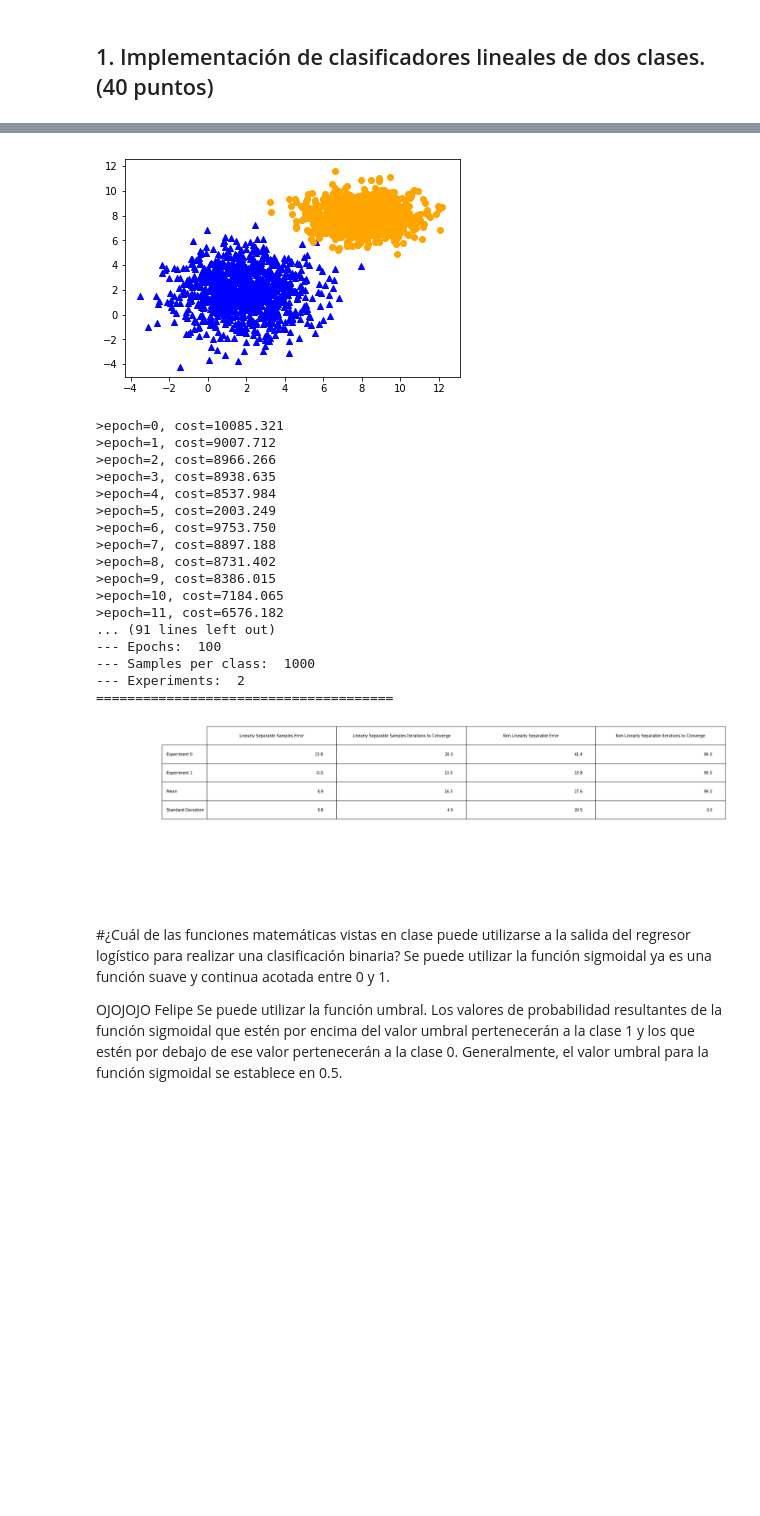
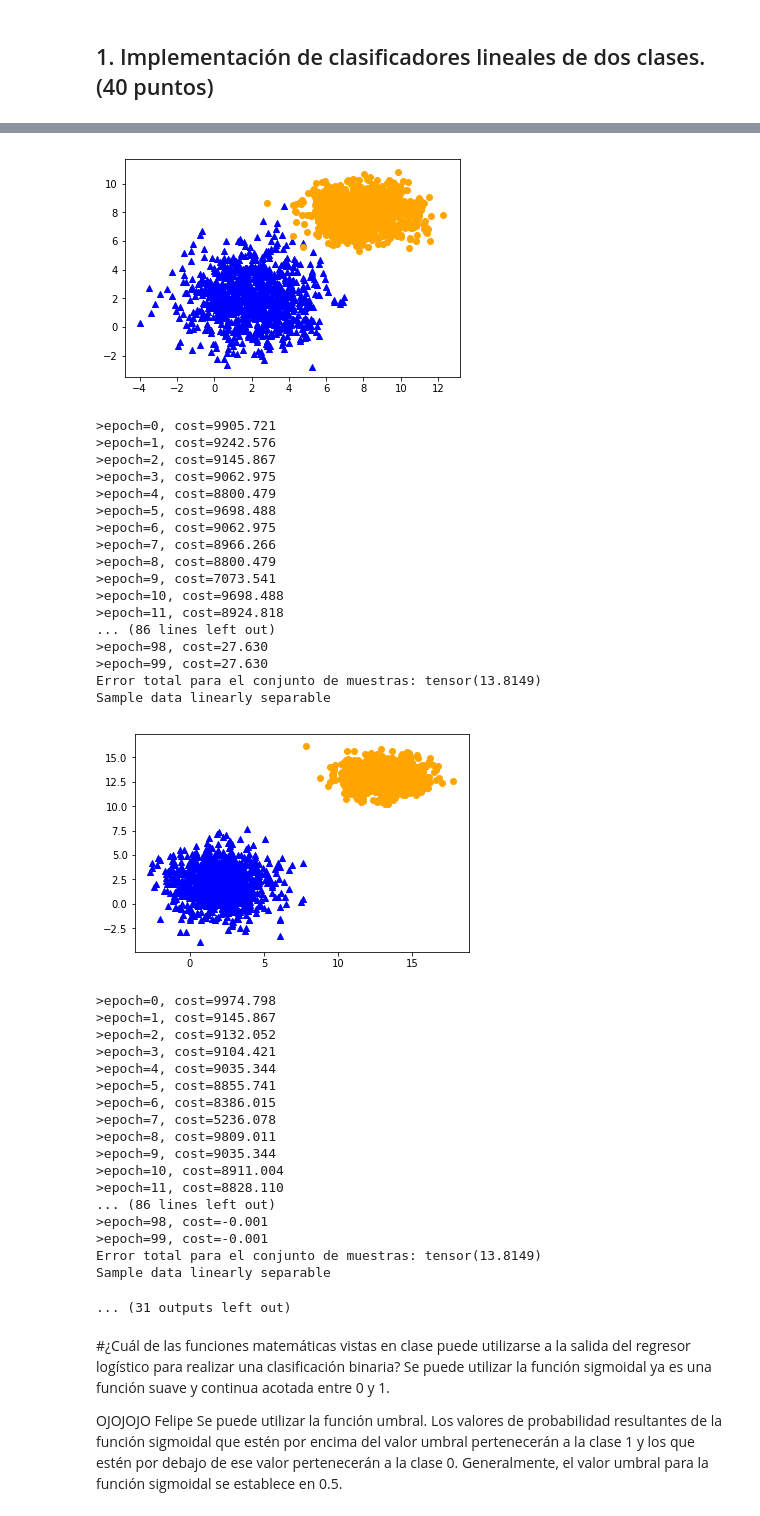
Before and after one commit to fmejias/CienciasDeLosDatosTEC, a Jupyter notebook: AprendizajeAutomatico/TP2/TP2.ipynb, the cells around one changed output, grey strips where cells are left out. Drawn from its saved outputs; the diff is of its cells as text; code cells hidden in the pictures; blank space fills up the shorter version.

```diff
--- a/AprendizajeAutomatico/TP2/TP2.ipynb
+++ b/AprendizajeAutomatico/TP2/TP2.ipynb
@@ -246,7 +246,7 @@ def logistic_regression(samples, targets, epochs = 50, test_size = 0.3):
 def test_logistic_regression():
     totalEpochs = 100
     samplesPerClass = 1000
-    experiments = 2
+    experiments = 10
 
     #vector with all experiments' errors
     vExperimentError= torch.zeros(experiments,4)
@@ -367,27 +367,45 @@ Sample data linearly separable
 ... (86 lines left out)
 >epoch=98, cost=-0.001
 >epoch=99, cost=-0.001
 Error total para el conjunto de muestras: tensor(-0.0006)
 Sample data linearly separable
-[figure, old version]
+[figure, new version]
->epoch=0, cost=10085.321
->epoch=1, cost=9007.712
->epoch=2, cost=8966.266
->epoch=3, cost=8938.635
->epoch=4, cost=8537.984
->epoch=5, cost=2003.249
->epoch=6, cost=9753.750
->epoch=7, cost=8897.188
->epoch=8, cost=8731.402
->epoch=9, cost=8386.015
->epoch=10, cost=7184.065
->epoch=11, cost=6576.182
-... (91 lines left out)
---- Epochs:  100
---- Samples per class:  1000
---- Experiments:  2
-======================================
+>epoch=0, cost=9905.721
+>epoch=1, cost=9242.576
+>epoch=2, cost=9145.867
+>epoch=3, cost=9062.975
+>epoch=4, cost=8800.479
+>epoch=5, cost=9698.488
+>epoch=6, cost=9062.975
+>epoch=7, cost=8966.266
+>epoch=8, cost=8800.479
+>epoch=9, cost=7073.541
+>epoch=10, cost=9698.488
+>epoch=11, cost=8924.818
+... (86 lines left out)
+>epoch=98, cost=27.630
+>epoch=99, cost=27.630
+Error total para el conjunto de muestras: tensor(13.8149)
+Sample data linearly separable
-[figure, old version]
+[figure, new version]
+>epoch=0, cost=9974.798
+>epoch=1, cost=9145.867
+>epoch=2, cost=9132.052
+>epoch=3, cost=9104.421
+>epoch=4, cost=9035.344
+>epoch=5, cost=8855.741
+>epoch=6, cost=8386.015
+>epoch=7, cost=5236.078
+>epoch=8, cost=9809.011
+>epoch=9, cost=9035.344
+>epoch=10, cost=8911.004
+>epoch=11, cost=8828.110
+... (86 lines left out)
+>epoch=98, cost=-0.001
+>epoch=99, cost=-0.001
+Error total para el conjunto de muestras: tensor(13.8149)
+Sample data linearly separable
+... (31 outputs left out)
 # %% [markdown]
 #¿Cuál de las funciones matemáticas vistas en clase puede utilizarse a la salida del regresor logístico para realizar una clasificación binaria?
 Se puede utilizar la función sigmoidal ya es una función suave y continua acotada entre 0 y 1.
```
Also changed, not shown: parts of 1 cell of this notebook.
